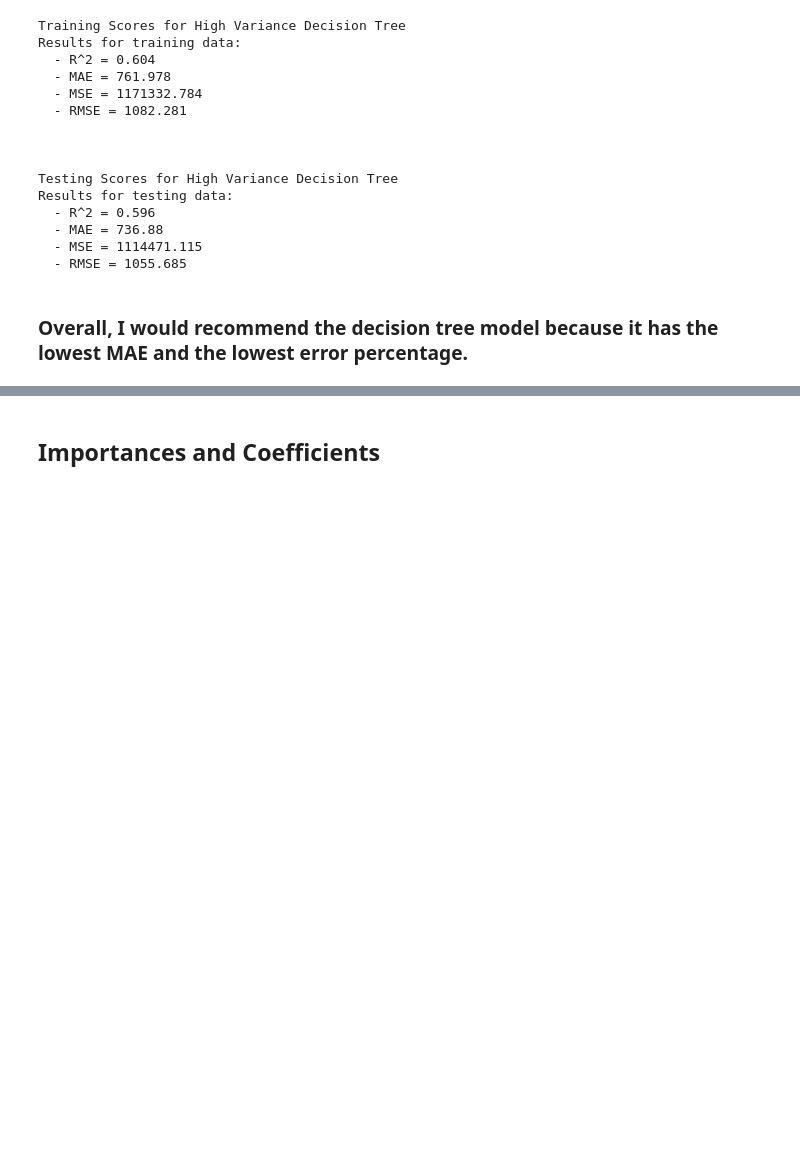
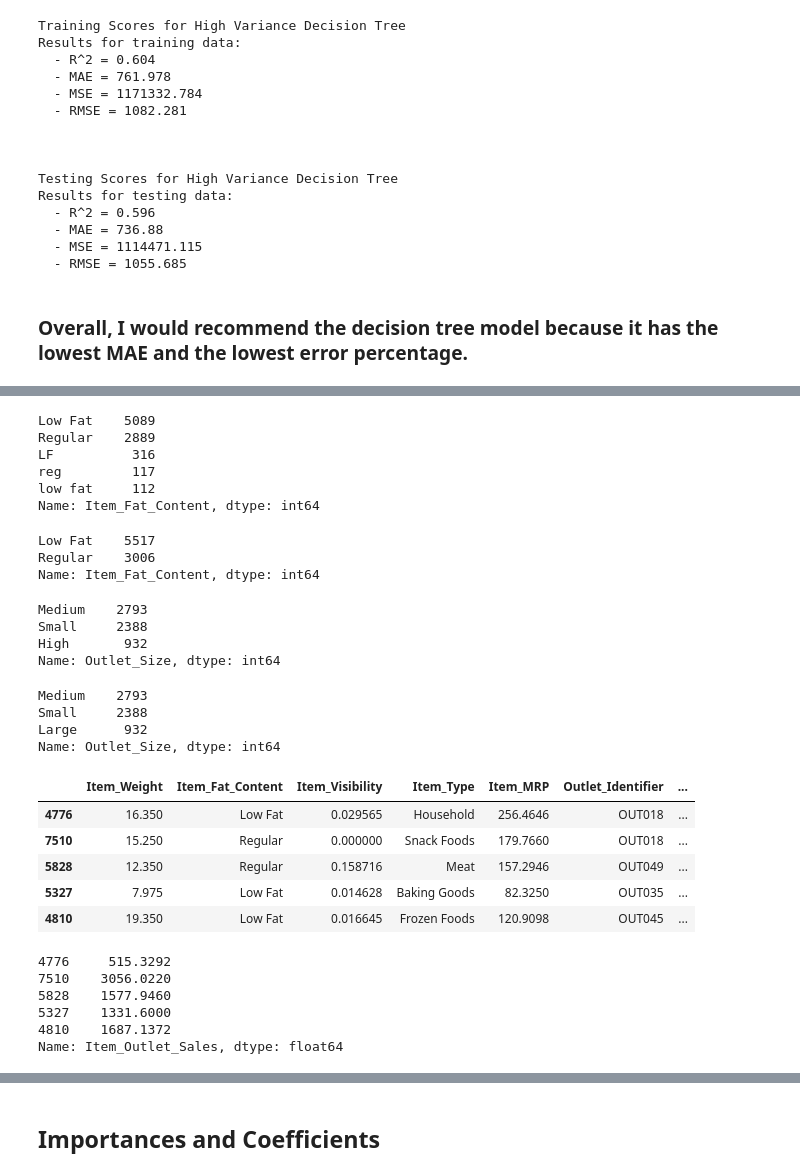
Before and after one commit to GregoryL12/Project-1-Revisted, a Jupyter notebook: Project 1 Revisted.ipynb, the cells around one changed output, grey strips where cells are left out. Saved outputs shown, nothing was run; the diff lists cells and outputs as text; code cells hidden in the pictures; blank space fills up the shorter version.

Commit message:
Project 1 Revisited
Project 1 Revisited

```diff
--- a/Project 1 Revisted.ipynb
+++ b/Project 1 Revisted.ipynb
@@ -607,0 +610,3 @@ Results for testing data:
+# %%
+df = pd.read_csv(r"C:\Users\gleal\Desktop\Jnb Repo\Project-1-Revisted\Data\sales_predictions_2023.csv")
+df.head()
@@ -607,0 +640,53 @@ Results for testing data:
+# %%
+df['Item_Fat_Content'].value_counts()
+# %% [output]
+Low Fat    5089
+Regular    2889
+LF          316
+reg         117
+low fat     112
+Name: Item_Fat_Content, dtype: int64
+# %%
+df['Item_Fat_Content'].replace({'LF': 'Low Fat', 'low fat' : 'Low Fat', 'reg' : 'Regular'}, inplace = True)
+df['Item_Fat_Content'].value_counts()
+# %% [output]
+Low Fat    5517
+Regular    3006
+Name: Item_Fat_Content, dtype: int64
+# %%
+df['Outlet_Size'].value_counts()
+# %% [output]
+Medium    2793
+Small     2388
+High       932
+Name: Outlet_Size, dtype: int64
+# %%
+df['Outlet_Size'].replace({'High': 'Large'}, inplace = True)
+df['Outlet_Size'].value_counts()
+# %% [output]
+Medium    2793
+Small     2388
+Large      932
+Name: Outlet_Size, dtype: int64
+# %%
+X = df.drop(columns = ['Item_Outlet_Sales','Item_Identifier'])
+y = df['Item_Outlet_Sales']
+X_train, X_test, y_train, y_test = train_test_split(X, y, random_state=42)
+# %%
+X_train.head()
+# %% [output]
+|  | Item_Weight | Item_Fat_Content | Item_Visibility | Item_Type | Item_MRP | Outlet_Identifier | ... |
+| 4776 | 16.350 | Low Fat | 0.029565 | Household | 256.4646 | OUT018 | ... |
+| 7510 | 15.250 | Regular | 0.000000 | Snack Foods | 179.7660 | OUT018 | ... |
+| 5828 | 12.350 | Regular | 0.158716 | Meat | 157.2946 | OUT049 | ... |
+| 5327 | 7.975 | Low Fat | 0.014628 | Baking Goods | 82.3250 | OUT035 | ... |
+| 4810 | 19.350 | Low Fat | 0.016645 | Frozen Foods | 120.9098 | OUT045 | ... |
+# %%
+y_train.head()
+# %% [output]
+4776     515.3292
+7510    3056.0220
+5828    1577.9460
+5327    1331.6000
+4810    1687.1372
+Name: Item_Outlet_Sales, dtype: float64
```
Also changed, not shown: parts of 24 cells of this notebook, 4 other files.
